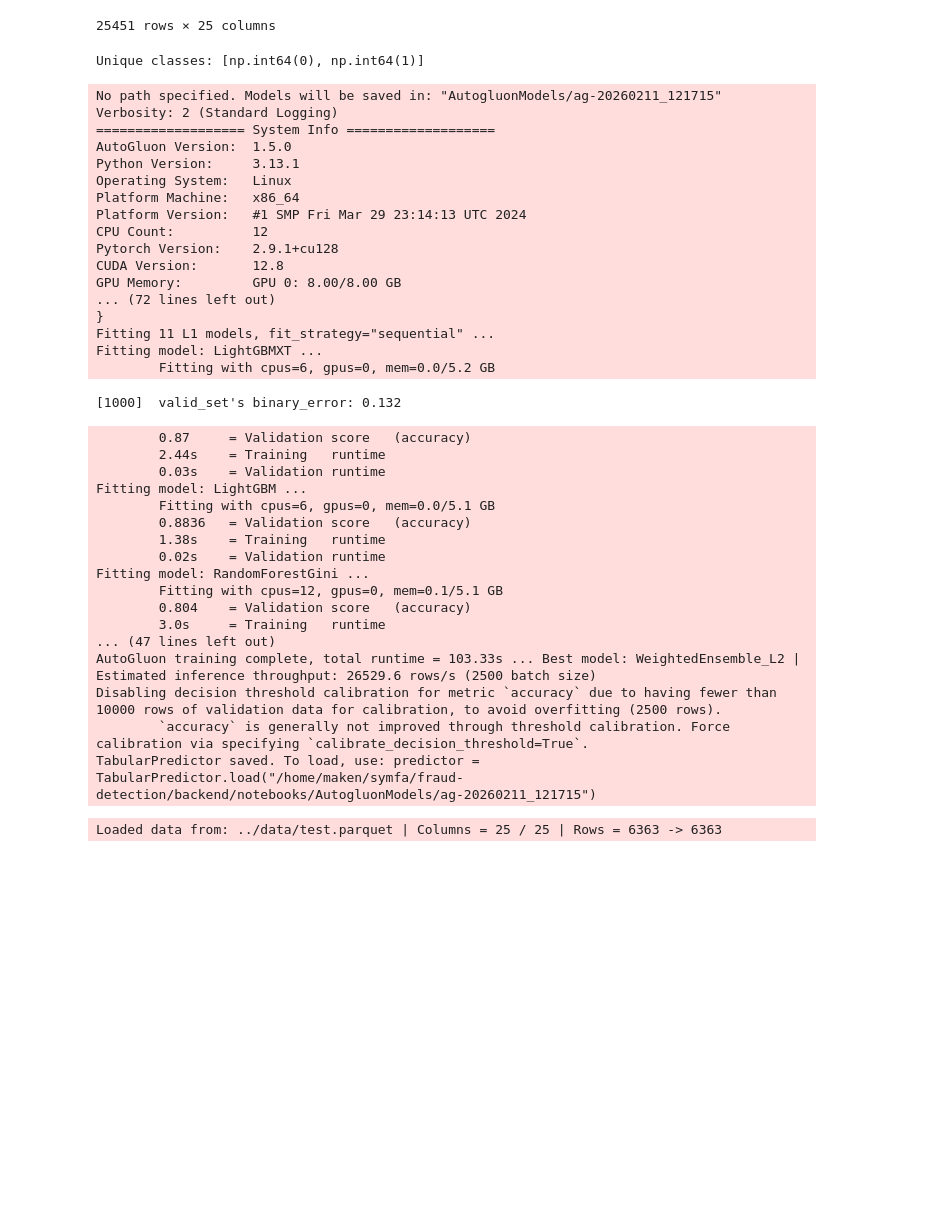
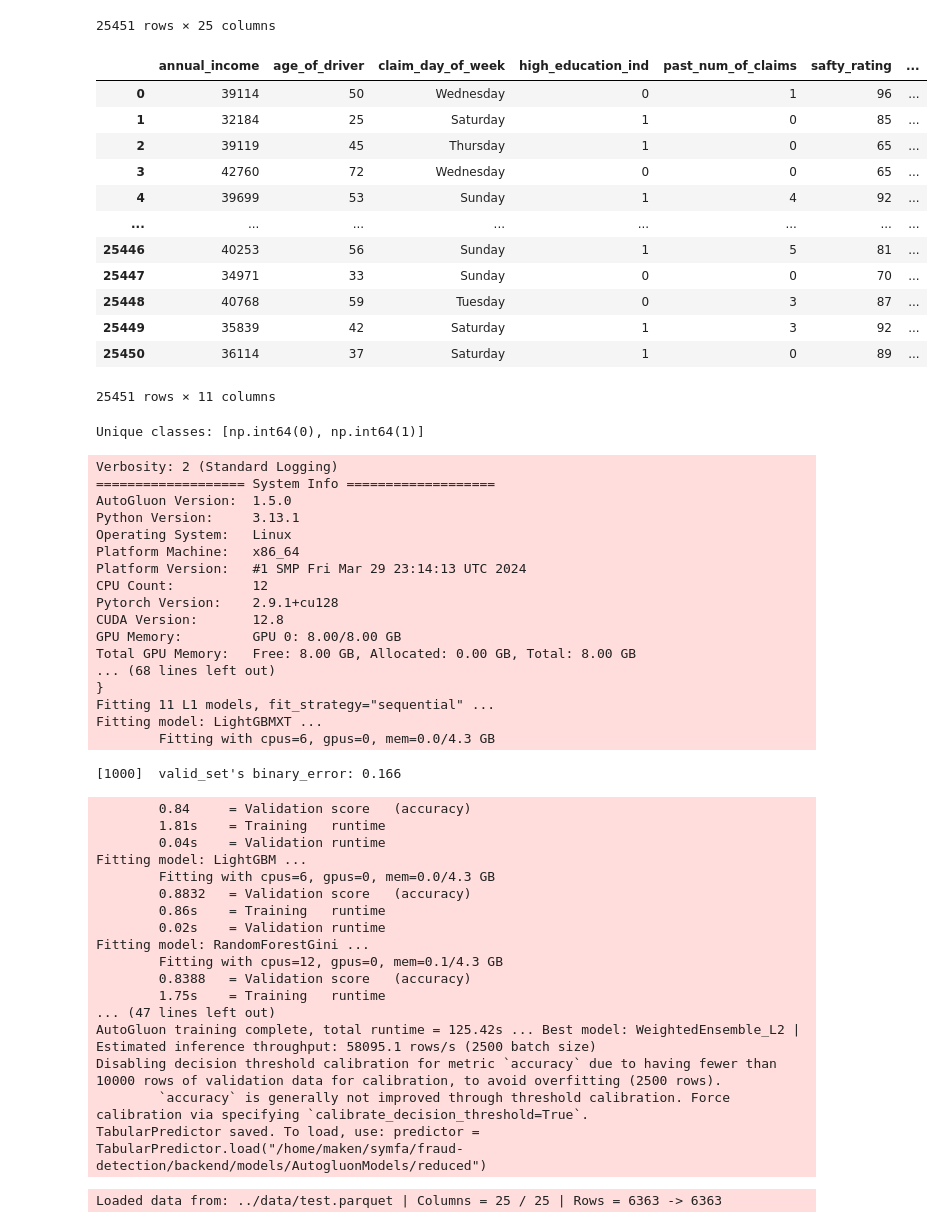
Before and after one commit to Symfa-Inc/fraud-detection, a Jupyter notebook: backend/notebooks/autogluon_train.ipynb, the cells around one changed output. Drawn from its saved outputs; the diff is of its cells as text; code cells hidden in the pictures; blank space fills up the shorter version.

```diff
--- a/backend/notebooks/autogluon_train.ipynb
+++ b/backend/notebooks/autogluon_train.ipynb
@@ -17,15 +17,46 @@ train_data
 | 25449 | 5543 | 42 | M | 1.0 | 92 | 35839 | 1 | ... |
 | 25450 | 12501 | 37 | F | 1.0 | 89 | 36114 | 1 | ... |
 25451 rows × 25 columns
+# %%
+# Only features used by the frontend (top 10 by SHAP importance)
+FEATURE_COLS = [
+    "annual_income",
+    "age_of_driver",
+    "claim_day_of_week",
+    "high_education_ind",
+    "past_num_of_claims",
+    "safty_rating",
+    "witness_present_ind",
+    "gender",
+    "claim_est_payout",
+    "living_status",
+]
+train_data = train_data[FEATURE_COLS + ["fraud"]]
+train_data
+# %% [output]
+|  | annual_income | age_of_driver | claim_day_of_week | high_education_ind | past_num_of_claims | safty_rating | ... |
+| 0 | 39114 | 50 | Wednesday | 0 | 1 | 96 | ... |
+| 1 | 32184 | 25 | Saturday | 1 | 0 | 85 | ... |
+| 2 | 39119 | 45 | Thursday | 1 | 0 | 65 | ... |
+| 3 | 42760 | 72 | Wednesday | 0 | 0 | 65 | ... |
+| 4 | 39699 | 53 | Sunday | 1 | 4 | 92 | ... |
+| ... | ... | ... | ... | ... | ... | ... | ... |
+| 25446 | 40253 | 56 | Sunday | 1 | 5 | 81 | ... |
+| 25447 | 34971 | 33 | Sunday | 0 | 0 | 70 | ... |
+| 25448 | 40768 | 59 | Tuesday | 0 | 3 | 87 | ... |
+| 25449 | 35839 | 42 | Saturday | 1 | 3 | 92 | ... |
+| 25450 | 36114 | 37 | Saturday | 1 | 0 | 89 | ... |
+25451 rows × 11 columns
 # %%
 label = "fraud"
 print(f"Unique classes: {list(train_data[label].unique())}")
 # %% [output]
 Unique classes: [np.int64(0), np.int64(1)]
 # %%
-predictor = TabularPredictor(label=label).fit(train_data)
+predictor = TabularPredictor(label=label, path="../models/AutogluonModels/reduced").fit(
+    train_data
+)
 # %% [output]
-No path specified. Models will be saved in: "AutogluonModels/ag-20260211_121715"
 Verbosity: 2 (Standard Logging)
 =================== System Info ===================
 AutoGluon Version:  1.5.0
@@ -37,29 +68,30 @@ CPU Count:          12
 Pytorch Version:    2.9.1+cu128
 CUDA Version:       12.8
 GPU Memory:         GPU 0: 8.00/8.00 GB
-... (72 lines left out)
+Total GPU Memory:   Free: 8.00 GB, Allocated: 0.00 GB, Total: 8.00 GB
+... (68 lines left out)
 }
 Fitting 11 L1 models, fit_strategy="sequential" ...
 Fitting model: LightGBMXT ...
-        Fitting with cpus=6, gpus=0, mem=0.0/5.2 GB
+        Fitting with cpus=6, gpus=0, mem=0.0/4.3 GB
-[1000]  valid_set's binary_error: 0.132
+[1000]  valid_set's binary_error: 0.166
-        0.87     = Validation score   (accuracy)
-        2.44s    = Training   runtime
-        0.03s    = Validation runtime
+        0.84     = Validation score   (accuracy)
+        1.81s    = Training   runtime
+        0.04s    = Validation runtime
 Fitting model: LightGBM ...
-        Fitting with cpus=6, gpus=0, mem=0.0/5.1 GB
-        0.8836   = Validation score   (accuracy)
-        1.38s    = Training   runtime
+        Fitting with cpus=6, gpus=0, mem=0.0/4.3 GB
+        0.8832   = Validation score   (accuracy)
+        0.86s    = Training   runtime
         0.02s    = Validation runtime
 Fitting model: RandomForestGini ...
-        Fitting with cpus=12, gpus=0, mem=0.1/5.1 GB
-        0.804    = Validation score   (accuracy)
-        3.0s     = Training   runtime
+        Fitting with cpus=12, gpus=0, mem=0.1/4.3 GB
+        0.8388   = Validation score   (accuracy)
+        1.75s    = Training   runtime
 ... (47 lines left out)
-AutoGluon training complete, total runtime = 103.33s ... Best model: WeightedEnsemble_L2 | Estimated inference throughput: 26529.6 rows/s (2500 batch size)
+AutoGluon training complete, total runtime = 125.42s ... Best model: WeightedEnsemble_L2 | Estimated inference throughput: 58095.1 rows/s (2500 batch size)
 Disabling decision threshold calibration for metric `accuracy` due to having fewer than 10000 rows of validation data for calibration, to avoid overfitting (2500 rows).
         `accuracy` is generally not improved through threshold calibration. Force calibration via specifying `calibrate_decision_threshold=True`.
-TabularPredictor saved. To load, use: predictor = TabularPredictor.load("/home/maken/symfa/fraud-detection/backend/notebooks/AutogluonModels/ag-20260211_121715")
+TabularPredictor saved. To load, use: predictor = TabularPredictor.load("/home/maken/symfa/fraud-detection/backend/models/AutogluonModels/reduced")
 # %%
 test_data = TabularDataset("../data/test.parquet")
 test_data
```
Also changed, not shown: parts of 6 cells of this notebook, 15 other files.
